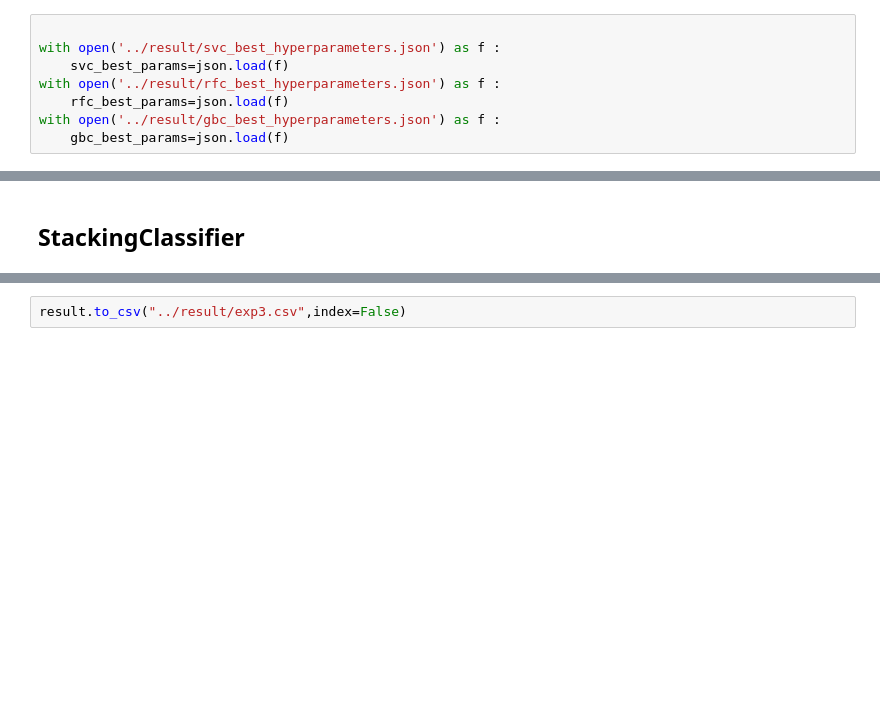
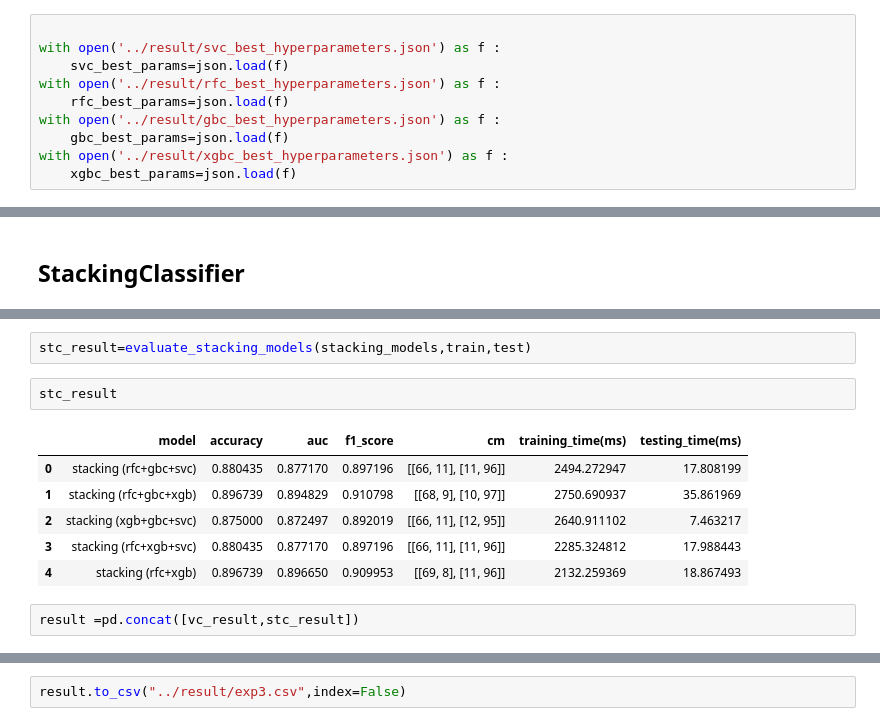
Before and after one commit to MsChabane/heart_disease_prediction, a Jupyter notebook: notebooks/__EXP3__.ipynb, the cells around one changed output, grey strips where cells are left out. Drawn from its saved outputs; the diff is of its cells as text; blank space fills up the shorter version.

```diff
--- a/notebooks/__EXP3__.ipynb
+++ b/notebooks/__EXP3__.ipynb
@@ -51,6 +52,8 @@ with open('../result/rfc_best_hyperparameters.json') as f :
     rfc_best_params=json.load(f)
 with open('../result/gbc_best_hyperparameters.json') as f :
     gbc_best_params=json.load(f)
+with open('../result/xgbc_best_hyperparameters.json') as f :
+    xgbc_best_params=json.load(f)
 # %% [markdown]
 ## VotingClassifer
 # %%
@@ -102,3 +205,16 @@ result =pd.DataFrame([rs_vc,rs_stc])
+# %%
+stc_result=evaluate_stacking_models(stacking_models,train,test)
+# %%
+stc_result
+# %% [output]
+|  | model | accuracy | auc | f1_score | cm | training_time(ms) | testing_time(ms) |
+| 0 | stacking (rfc+gbc+svc) | 0.880435 | 0.877170 | 0.897196 | [[66, 11], [11, 96]] | 2494.272947 | 17.808199 |
+| 1 | stacking (rfc+gbc+xgb) | 0.896739 | 0.894829 | 0.910798 | [[68, 9], [10, 97]] | 2750.690937 | 35.861969 |
+| 2 | stacking (xgb+gbc+svc) | 0.875000 | 0.872497 | 0.892019 | [[66, 11], [12, 95]] | 2640.911102 | 7.463217 |
+| 3 | stacking (rfc+xgb+svc) | 0.880435 | 0.877170 | 0.897196 | [[66, 11], [11, 96]] | 2285.324812 | 17.988443 |
+| 4 | stacking (rfc+xgb) | 0.896739 | 0.896650 | 0.909953 | [[69, 8], [11, 96]] | 2132.259369 | 18.867493 |
+# %%
+result =pd.concat([vc_result,stc_result])
 # %%
 result
 # %% [output]
```
Also changed, not shown: parts of 18 cells of this notebook, 8 other files.
